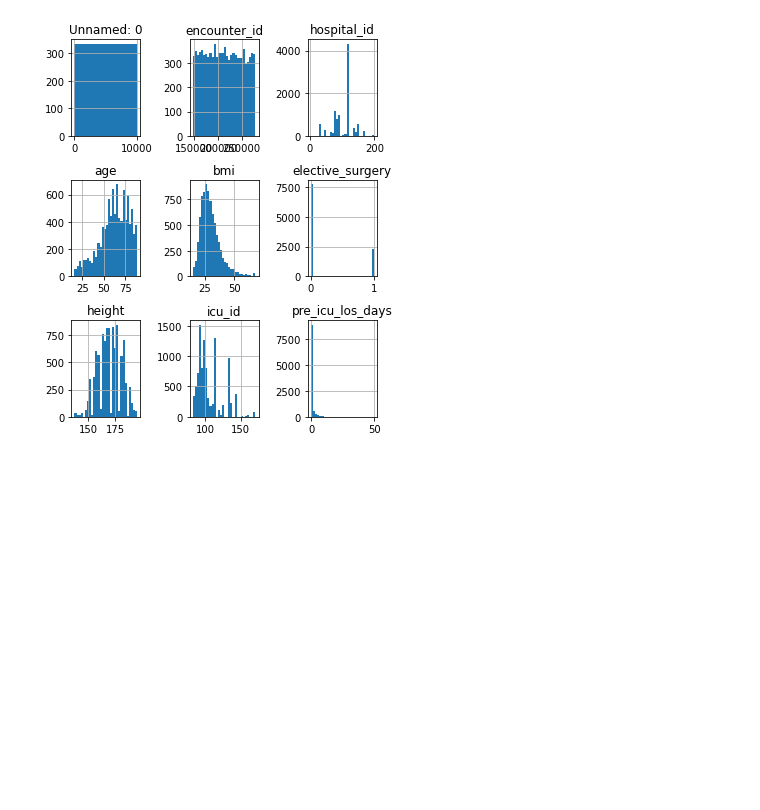
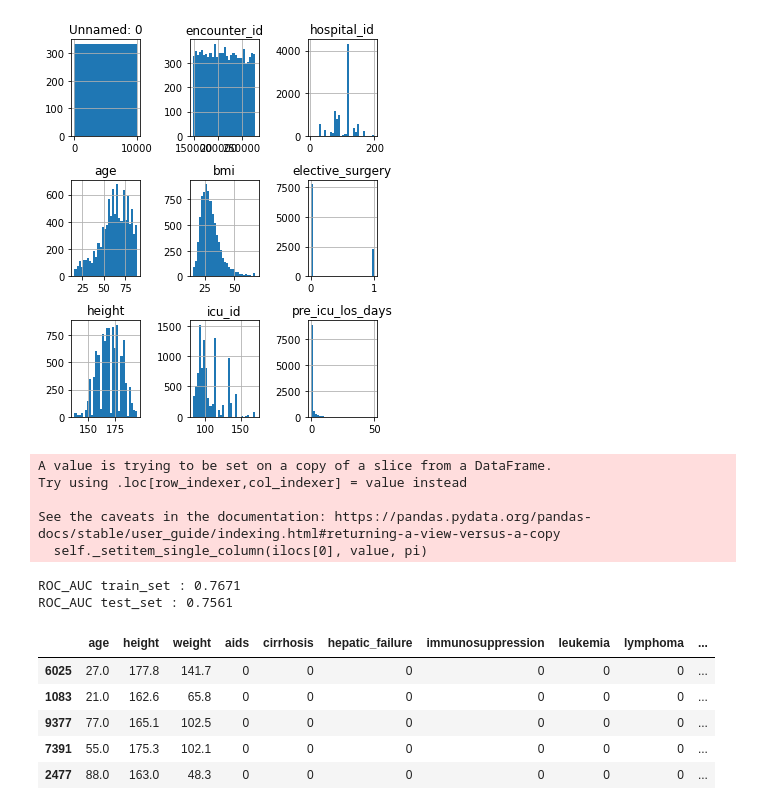
Before and after one commit to lalvarezpoli/DS_HW3, a Jupyter notebook: Notebooks/Notebook_q7.ipynb, the cells around one changed output. Saved outputs shown, nothing was run; the diff lists cells and outputs as text; code cells hidden in the pictures; blank space fills up the shorter version.

Commit message:
last push

```diff
--- a/Notebooks/Exercise_6.ipynb
+++ b/Notebooks/Notebook_q7.ipynb
@@ -31,3 +28,18 @@ Summary Statistics
 | upper_bound | 14998.5 | 344185.62 | 170.5 | 108.0 | 48.46 | 0.0 | 200.6 | 147.0 | ... |
 histograms
 [figure]
+# %%
+# Cleaning and preprocessing data
+clean_df = model_cleaning(df)
+# %% [output]
+A value is trying to be set on a copy of a slice from a DataFrame.
+Try using .loc[row_indexer,col_indexer] = value instead
+
+See the caveats in the documentation: https://pandas.pydata.org/pandas-docs/stable/user_guide/indexing.html#returning-a-view-versus-a-copy
+  self._setitem_single_column(ilocs[0], value, pi)
+# %%
+# Running Model - Split dataset into train and test
+X_train, X_test, Y_train, Y_test = train_n_test_features(clean_df)
+# %%
+# Running Model - Calculate Probabilities
+proba_train, proba_test = predict_probs(X_train,Y_train, X_test)
@@ -33,0 +49,20 @@ histograms
+# %%
+# Print train and test roc_auc
+print(f'ROC_AUC train_set : {scores[0].round(4)}')
+print(f'ROC_AUC test_set : {scores[1].round(4)}')
+# %% [output]
+ROC_AUC train_set : 0.7671
+ROC_AUC test_set : 0.7561
+# %%
+#Running Model - Merge train and test sets with predictions
+train_predict_set, test_predict_set = merge_sets(X_train,X_test,proba_train,proba_test)
+# %%
+# Display first 5 rows for train_set plus predictions (prediction in last column)
+train_predict_set.head(5)
+# %% [output]
+|  | age | height | weight | aids | cirrhosis | hepatic_failure | immunosuppression | leukemia | lymphoma | ... |
+| 6025 | 27.0 | 177.8 | 141.7 | 0 | 0 | 0 | 0 | 0 | 0 | ... |
+| 1083 | 21.0 | 162.6 | 65.8 | 0 | 0 | 0 | 0 | 0 | 0 | ... |
+| 9377 | 77.0 | 165.1 | 102.5 | 0 | 0 | 0 | 0 | 0 | 0 | ... |
+| 7391 | 55.0 | 175.3 | 102.1 | 0 | 0 | 0 | 0 | 0 | 0 | ... |
+| 2477 | 88.0 | 163.0 | 48.3 | 0 | 0 | 0 | 0 | 0 | 0 | ... |
```
Also changed, not shown: parts of 7 cells of this notebook, 9 other files.
